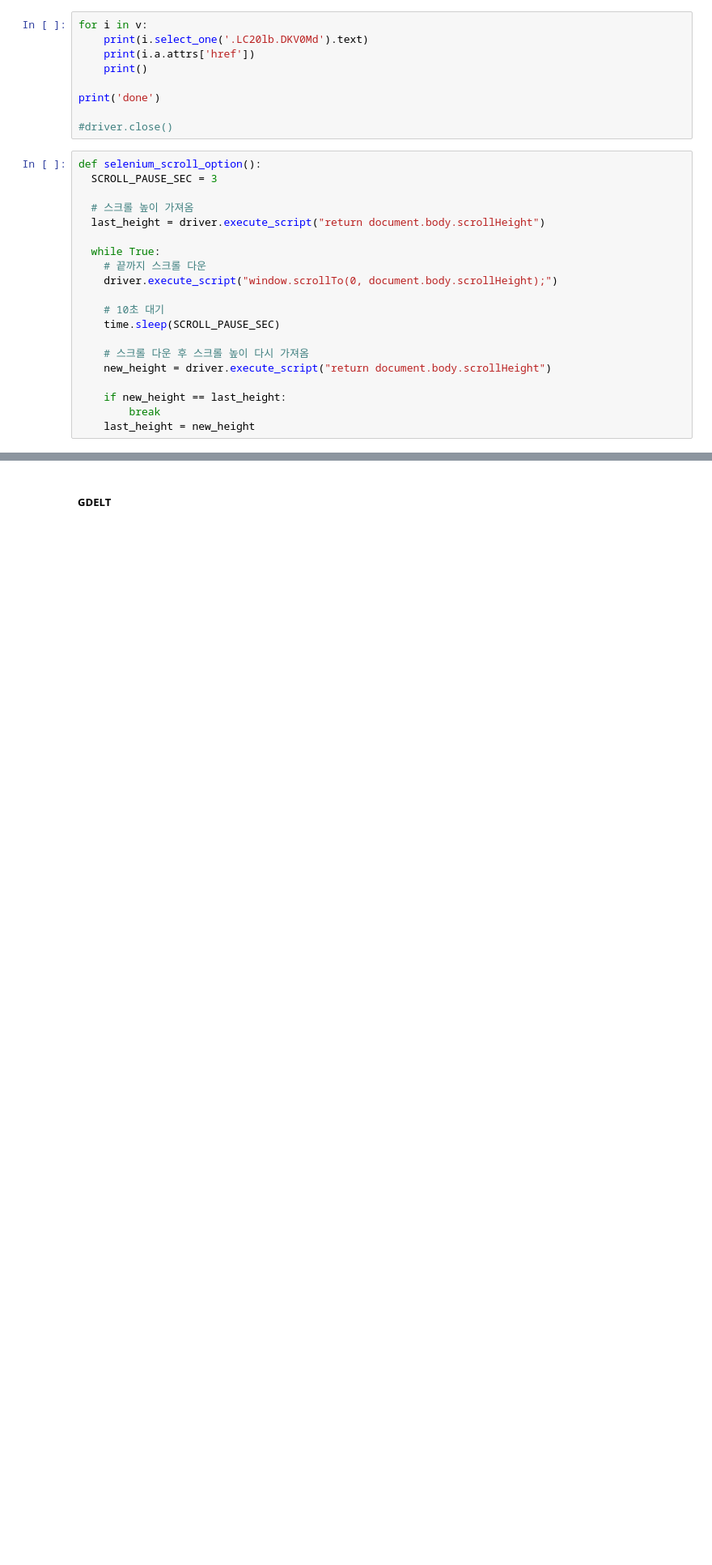
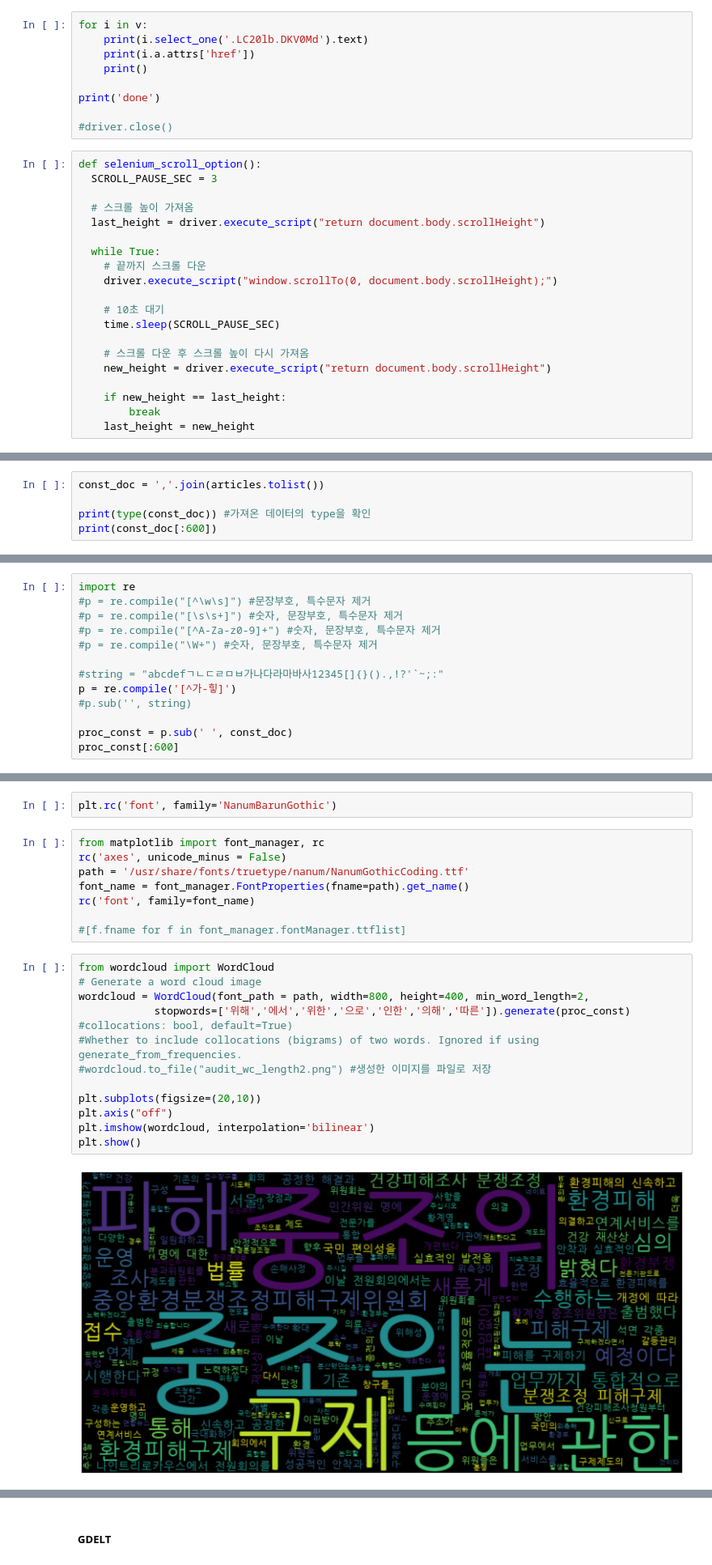
Before and after one commit to ares2012/temp, a Jupyter notebook: crawling.ipynb, the cells around one changed output, grey strips where cells are left out. Shown at 81% size. Cells and saved outputs as stored; diff of their text form; blank space fills up the shorter version.

```diff
--- a/crawling.ipynb
+++ b/crawling.ipynb
@@ -653,0 +885,5 @@ AttributeError: 'WebDriver' object has no attribute 'find_elements_by_xpath'
+# %%
+const_doc = ','.join(articles.tolist())
+
+print(type(const_doc)) #가져온 데이터의 type을 확인
+print(const_doc[:600])
@@ -653,0 +893,13 @@ AttributeError: 'WebDriver' object has no attribute 'find_elements_by_xpath'
+# %%
+import re
+#p = re.compile("[^\w\s]") #문장부호, 특수문자 제거
+#p = re.compile("[\s\s+]") #숫자, 문장부호, 특수문자 제거
+#p = re.compile("[^A-Za-z0-9]+") #숫자, 문장부호, 특수문자 제거
+#p = re.compile("\W+") #숫자, 문장부호, 특수문자 제거
+
+#string = "abcdefㄱㄴㄷㄹㅁㅂ가나다라마바사12345[]{}().,!?'`~;:"
+p = re.compile('[^가-힣]')
+#p.sub('', string)
+
+proc_const = p.sub(' ', const_doc)
+proc_const[:600]
@@ -653,0 +930,25 @@ AttributeError: 'WebDriver' object has no attribute 'find_elements_by_xpath'
+# %%
+plt.rc('font', family='NanumBarunGothic')
+# %%
+from matplotlib import font_manager, rc
+rc('axes', unicode_minus = False)
+path = '/usr/share/fonts/truetype/nanum/NanumGothicCoding.ttf'
+font_name = font_manager.FontProperties(fname=path).get_name()
+rc('font', family=font_name)
+
+#[f.fname for f in font_manager.fontManager.ttflist]
+# %%
+from wordcloud import WordCloud
+# Generate a word cloud image
+wordcloud = WordCloud(font_path = path, width=800, height=400, min_word_length=2,
+            stopwords=['위해','에서','위한','으로','인한','의해','따른']).generate(proc_const)
+#collocations: bool, default=True)
+#Whether to include collocations (bigrams) of two words. Ignored if using generate_from_frequencies.
+#wordcloud.to_file("audit_wc_length2.png") #생성한 이미지를 파일로 저장
+
+plt.subplots(figsize=(20,10))
+plt.axis("off")
+plt.imshow(wordcloud, interpolation='bilinear')
+plt.show()
+# %% [output]
+[figure, added]
```
Also changed, not shown: parts of 113 cells of this notebook, 1 other file.
